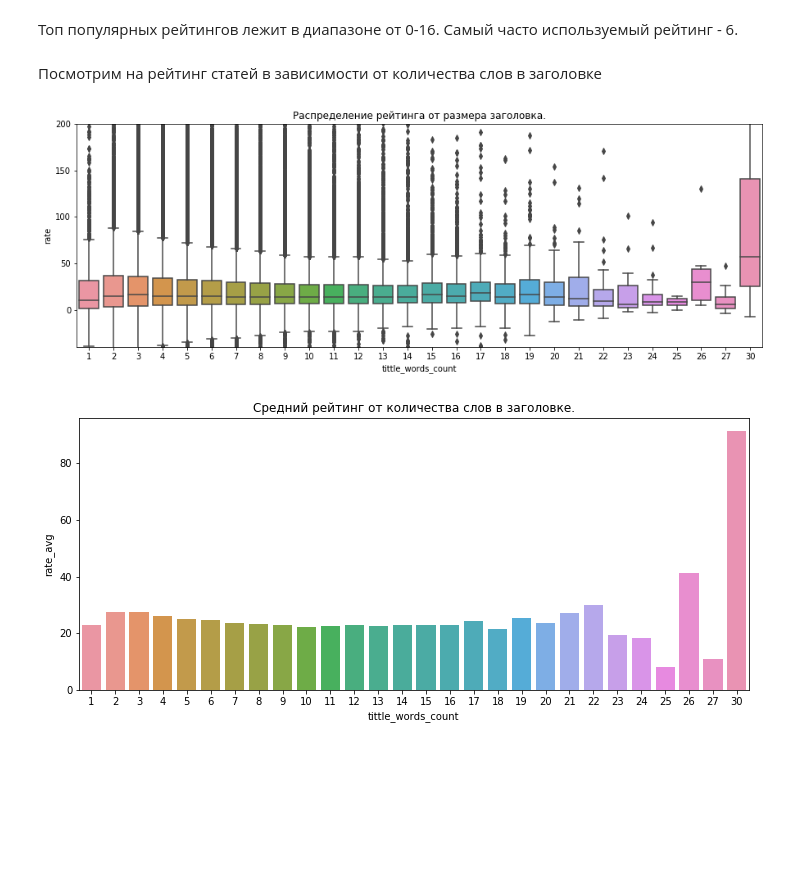
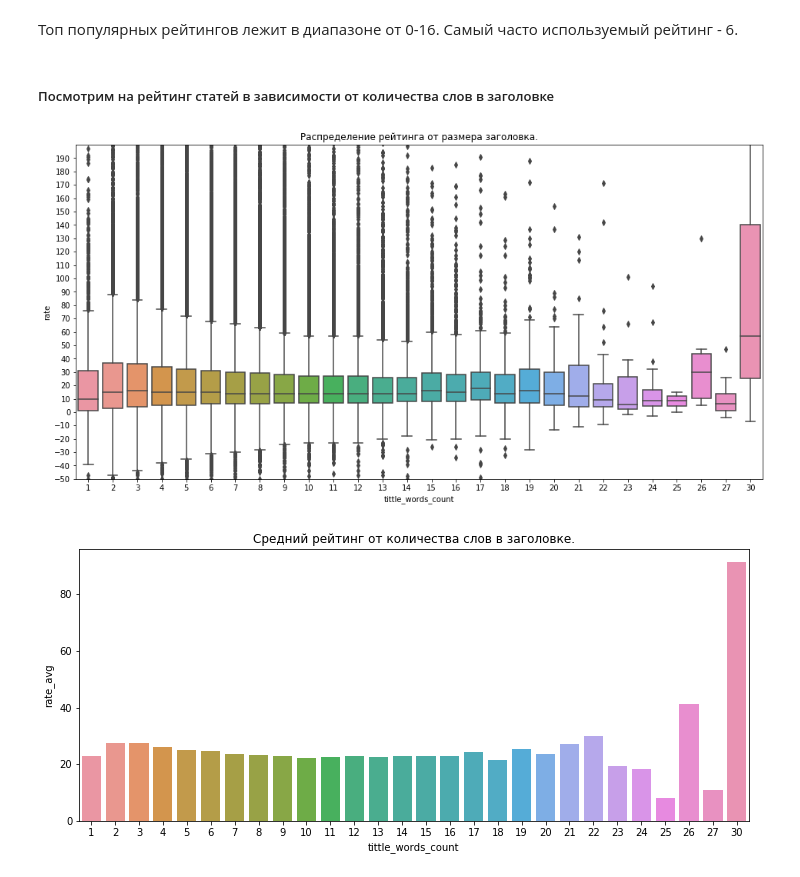
Before and after one commit to D7nis/DS_Habr_rate, a Jupyter notebook: Habr.ipynb, the cells around one changed output. Cells and saved outputs as stored; diff of their text form; code cells hidden in the pictures; blank space fills up the shorter version.

Commit message:
Добавил несколько графиков по анализу рейтинга

```diff
--- a/Habr.ipynb
+++ b/Habr.ipynb
@@ -446,15 +461,16 @@ ax.set_xlim(-1,70);
 # %% [markdown]
 Топ популярных рейтингов лежит в диапазоне от 0-16. Самый часто используемый рейтинг - 6.
 # %% [markdown]
-Посмотрим на рейтинг статей в зависимости от количества слов в заголовке
+##### Посмотрим на рейтинг статей в зависимости от количества слов в заголовке
 # %%
-fsize = (15, 5)
+fsize = (16, 8)
 fig, ax = plt.subplots(figsize=fsize)
-ax.set_ylim(-40,200)
+plt.yticks(range(-50, 200, 10))
+ax.set_ylim(-50,200)
 plt.title('Распределение рейтинга от размера заголовка.')
 sns.boxplot(y='rate',x='tittle_words_count',data=df);
 # %% [output]
-[figure, old version]
+[figure, new version]
 # %%
 fsize = (12, 5)
 fig, ax = plt.subplots(figsize=fsize)
```
Also changed, not shown: parts of 29 cells of this notebook.
